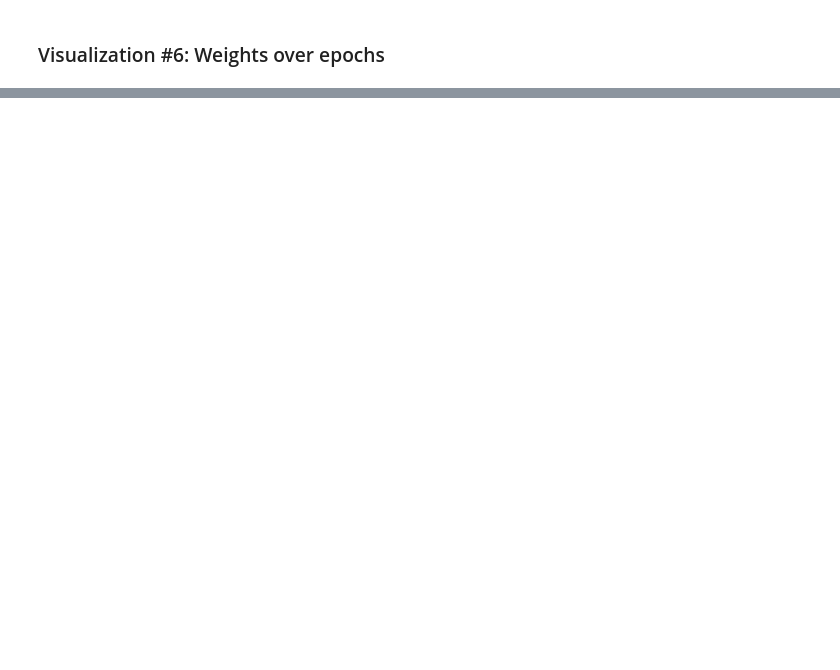
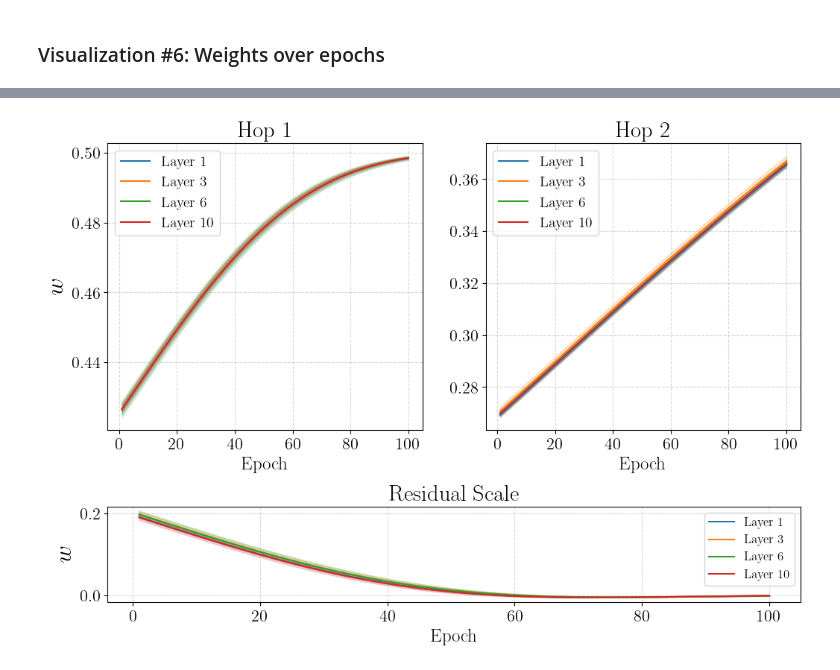
Before and after one commit to thierry123454/WSP-GCN, a Jupyter notebook: GRL_Project.ipynb, the cells around one changed output, grey strips where cells are left out. Cells and saved outputs as stored; diff of their text form; code cells hidden in the pictures; blank space fills up the shorter version.

Commit message:
Adjusted font sizes weight evolution plot.

```diff
--- a/GRL_Project.ipynb
+++ b/GRL_Project.ipynb
@@ -1631,7 +1708,7 @@ layer_colors = {
 # Create the figure with subplots
 # First row: Raw Weights for each hop
 # Second row: Residual Scale
-fig = plt.figure(figsize=(18, 12))
+fig = plt.figure(figsize=(12, 8))
 import matplotlib.gridspec as gridspec
 
 # Define GridSpec with 2 rows: first for raw weights, second for residual scale
@@ -1651,38 +1728,42 @@ for hop in range(1, n_hops+1):
         color = layer_colors.get(layer, '#000000')  # Default to black if layer not found
         ax.plot(epochs, mean_w, label=f"Layer {layer}", color=color)
         ax.fill_between(epochs, min_w, max_w, alpha=0.2, color=color)
-    ax.set_title(f"Hop {hop}", fontsize=14)
-    ax.set_xlabel("Epoch", fontsize=12)
+    ax.set_title(f"Hop {hop}", fontsize=22)
+    ax.set_xlabel("Epoch", fontsize=18)
     if hop ==1:
-        ax.set_ylabel("$w$", fontsize=12)
-    ax.legend()
+        ax.set_ylabel("$w$", fontsize=24)
+    ax.tick_params(axis='both', labelsize=16)
+    ax.legend(fontsize=14)
     ax.grid(True, linestyle='--', alpha=0.5)
 
 # Plot residual_scale in the second row, spanning all hops
 ax_residual = fig.add_subplot(gs[1, :])
 for layer in selected_layers:
     stats = residual_stats[layer]
     if not stats['mean']:
         continue
     epochs = np.arange(1, len(stats['mean']) +1)
     mean_scale = stats['mean']
     min_scale = stats['min']
     max_scale = stats['max']
     color = layer_colors.get(layer, '#000000')  # Default to black if layer not found
     ax_residual.plot(epochs, mean_scale, label=f"Layer {layer}", color=color)
     ax_residual.fill_between(epochs, min_scale, max_scale, alpha=0.2, color=color)
 
-ax_residual.set_title("Residual Scale", fontsize=14)
-ax_residual.set_xlabel("Epoch", fontsize=12)
-ax_residual.set_ylabel("$w$", fontsize=12)
-ax_residual.legend()
+ax_residual.set_title("Residual Scale", fontsize=22)
+ax_residual.set_xlabel("Epoch", fontsize=18)
+ax_residual.set_ylabel("$w$", fontsize=24)
+ax_residual.legend(fontsize=12)
 ax_residual.grid(True, linestyle='--', alpha=0.5)
+ax_residual.tick_params(axis='both', labelsize=16)
 
 # Add a super title
 # plt.suptitle(f"Evolution of Weights and Residual Scale over Epochs for {model_name} with {n_layers_target} Layers", fontsize=16)
 
 # Adjust layout for better spacing
 plt.tight_layout(rect=[0, 0.03, 1, 0.95])
 
 plt.savefig("weights_and_residual_scale_evolution.pdf", format="pdf", bbox_inches="tight")
 plt.show()
+# %% [output]
+[figure, added]
```
Also changed, not shown: parts of 9 cells of this notebook.
